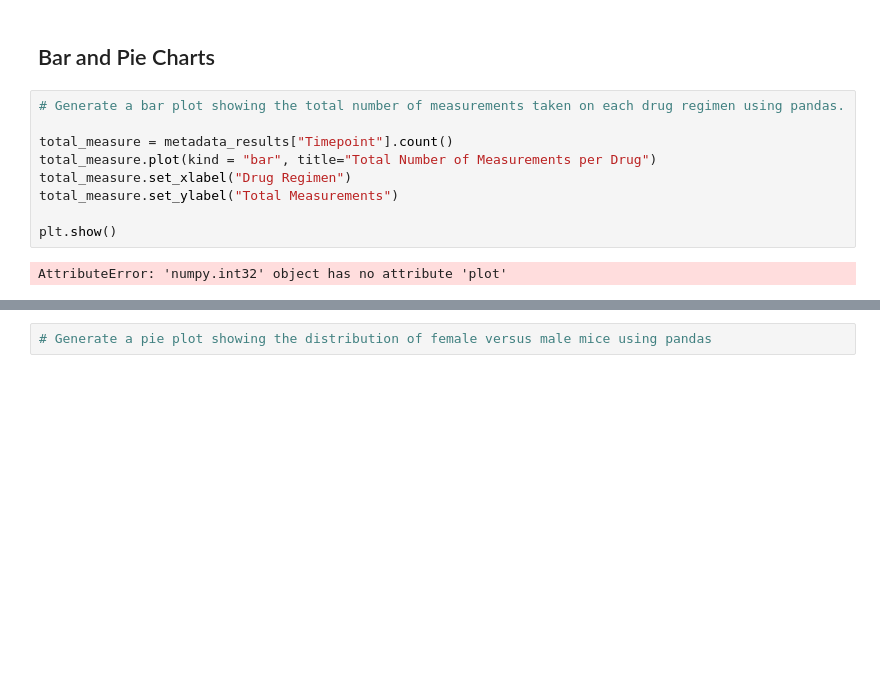
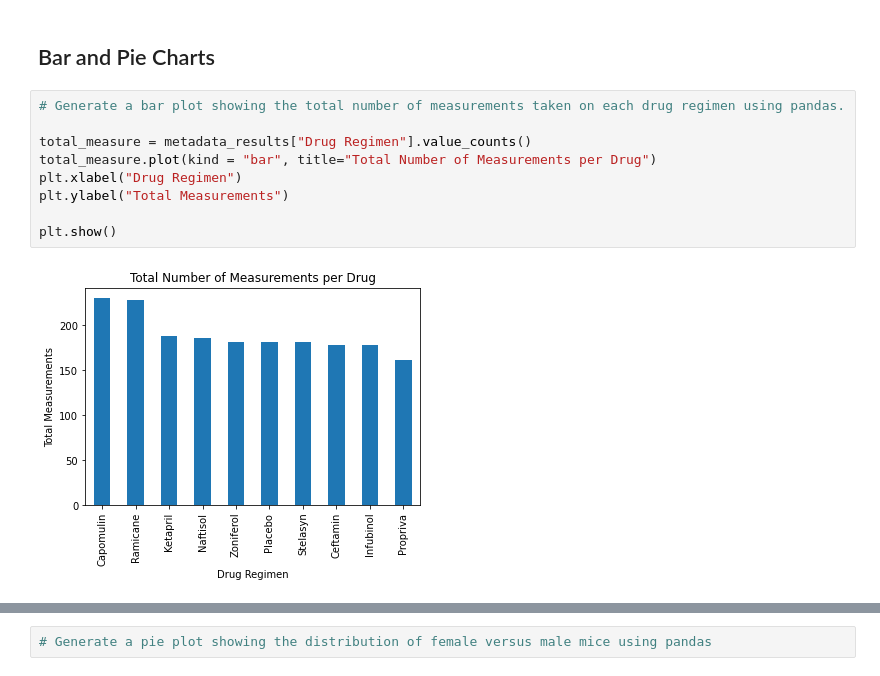
Before and after one commit to PatriceW2/Matplotlib_Challenge-, a Jupyter notebook: Pymaceuticals/pymaceuticals_starter.ipynb, the cells around one changed output, grey strips where cells are left out. Saved outputs shown, nothing was run; the diff lists cells and outputs as text; blank space fills up the shorter version.

```diff
--- a/Pymaceuticals/pymaceuticals_starter.ipynb
+++ b/Pymaceuticals/pymaceuticals_starter.ipynb
@@ -210,14 +210,14 @@ agg_tumor_table
 # %%
 # Generate a bar plot showing the total number of measurements taken on each drug regimen using pandas.
 
-total_measure = metadata_results["Timepoint"].count()
+total_measure = metadata_results["Drug Regimen"].value_counts()
 total_measure.plot(kind = "bar", title="Total Number of Measurements per Drug")
-total_measure.set_xlabel("Drug Regimen")
-total_measure.set_ylabel("Total Measurements")
+plt.xlabel("Drug Regimen")
+plt.ylabel("Total Measurements")
 
 plt.show()
 # %% [output]
-AttributeError: 'numpy.int32' object has no attribute 'plot'
+[figure, added]
 # %%
 # Generate a bar plot showing the total number of measurements taken on each drug regimen using pyplot.
 
```
Also changed, not shown: parts of 5 cells of this notebook.
